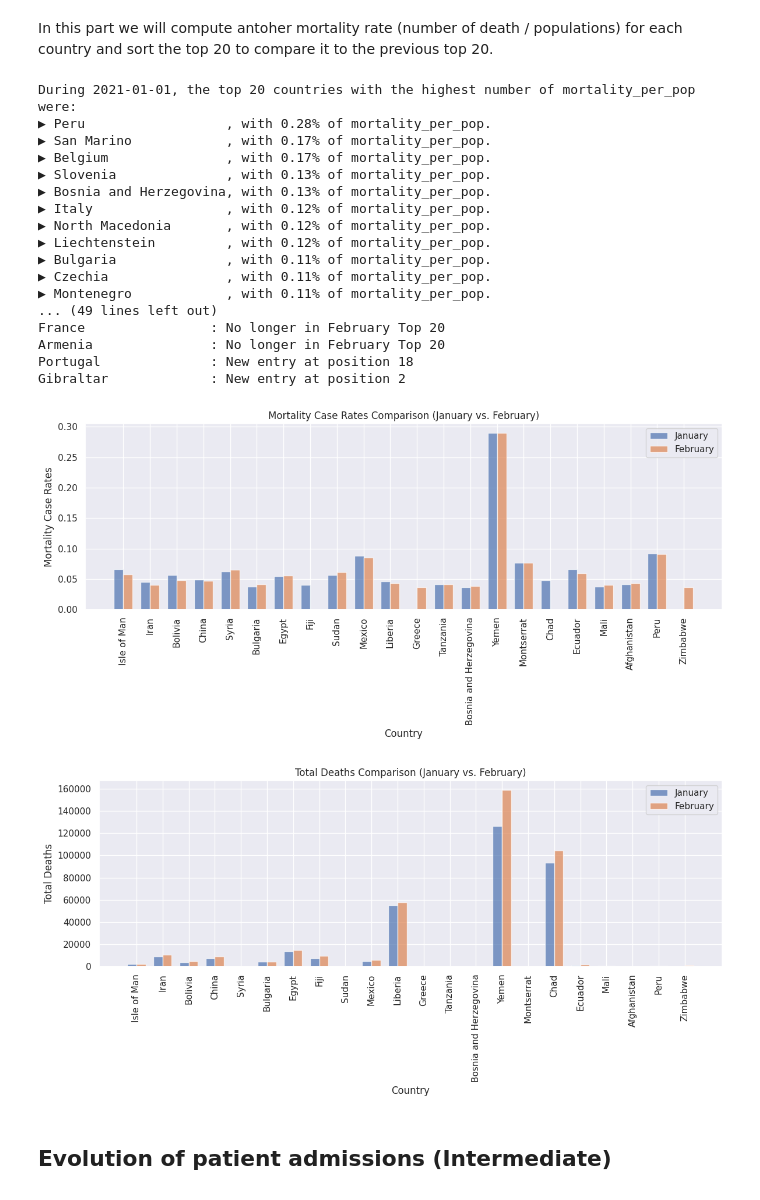
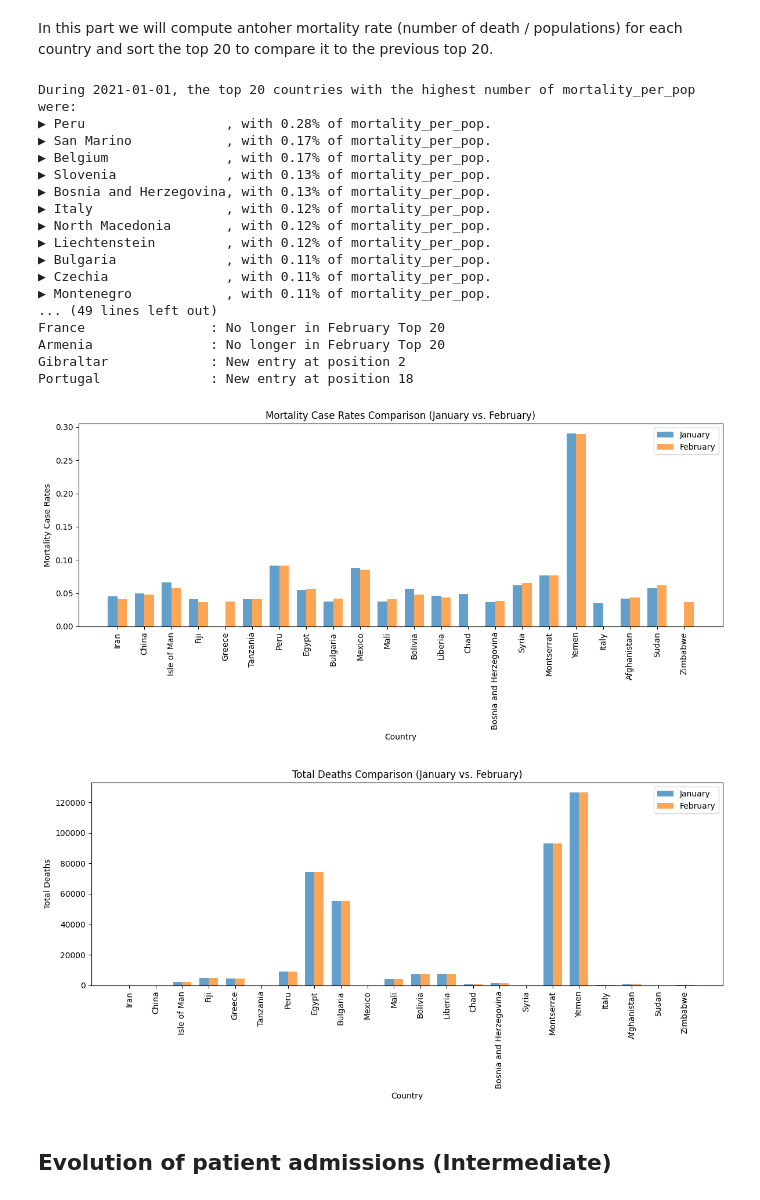
Before and after one commit to Nesiam/DMB_PROJECT, a Jupyter notebook: SAUVAT_LEGRAND_COVID_DMB_Project.ipynb, the cells around one changed output. Cells and saved outputs as stored; diff of their text form; code cells hidden in the pictures.

```diff
--- a/SAUVAT_LEGRAND_COVID_DMB_Project.ipynb
+++ b/SAUVAT_LEGRAND_COVID_DMB_Project.ipynb
@@ -203,7 +201,7 @@ There are no duplicate entries present in the DataFrame.
 # %% [markdown]
 Some of the inputs are interesting such as World, High income, Lower income or European Union... But we will remove them to stick to the "classical" countries.
 # %%
-specific_countries = ["World", "High income", "Upper middle income","Lower middle income","Asia","Africa","Oceania","Europe","European Union","North America","South America"]
+specific_countries = ["World", "High income", "Upper middle income","Lower middle income","Asia","Africa","Oceania","Europe","Ecuador","European Union","North America","South America"]
 
 df = df.filter(~col("location").isin(specific_countries))
 # %% [markdown]
@@ -529,8 +527,8 @@ During 2021-01-01, the top 20 countries with the highest number of mortality_per
 ... (49 lines left out)
 France                : No longer in February Top 20
 Armenia               : No longer in February Top 20
+Gibraltar             : New entry at position 2
 Portugal              : New entry at position 18
-Gibraltar             : New entry at position 2
 # %%
 # Extracting countries and their mortality rates from the top 20 lists
 
@@ -554,25 +552,27 @@ for country, mortality in february_mort_cases:
 
 display_diff_january_february("Mortality Case Rates",merged_mortality_case_january,merged_mortality_case_february, all_countries)
 # %% [output]
-[figure, old version]
+[figure, new version]
 # %%
 # Filter DataFrame for January date and select only countries in all_countries
 january_deaths = df.filter((F.col('date') == "2021-01-01") & (F.col('location').isin(all_countries))) \
-                   .select(["location", "total_deaths"]) \
-                   .take(len(all_countries))
+                       .groupBy("location") \
+                       .agg(F.max("total_deaths").alias("max_deaths")) \
+                       .collect()
 
 # Filter DataFrame for February date and select only countries in all_countries
-february_deaths = df.filter((F.col('date') == "2021-02-01") & (F.col('location').isin(all_countries))) \
-                    .select(["location", "total_deaths"]) \
-                    .take(len(all_countries))
+february_deaths = df.filter((F.col('date') == "2021-01-01") & (F.col('location').isin(all_countries))) \
+                       .groupBy("location") \
+                       .agg(F.max("total_deaths").alias("max_deaths")) \
+                       .collect()
 
-# Extracting country names and total deaths for January and February
-january_countries, january_deaths_values = zip(*january_deaths)
-february_countries, february_deaths_values = zip(*february_deaths)
+# Extracting country names and maximum deaths for January 1st, 2021
+january_countries, january_deaths_values = zip(*[(row["location"], row["max_deaths"]) for row in january_deaths])
+january_countries, february_deaths_values = zip(*[(row["location"], row["max_deaths"]) for row in february_deaths])
 
 display_diff_january_february("Total Deaths",january_deaths_values,february_deaths_values,all_countries)
 # %% [output]
-[figure, old version]
+[figure, new version]
 # %% [markdown]
 ## Evolution of patient admissions (Intermediate)
 # %%
```
Also changed, not shown: parts of 12 cells of this notebook, 1 other file.
